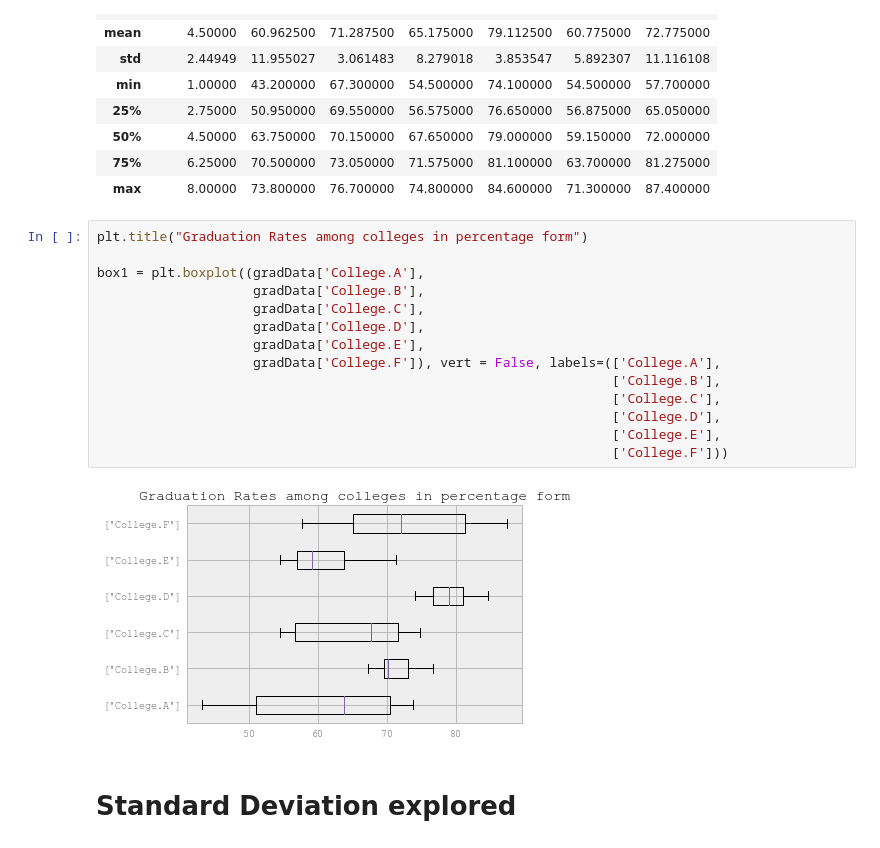
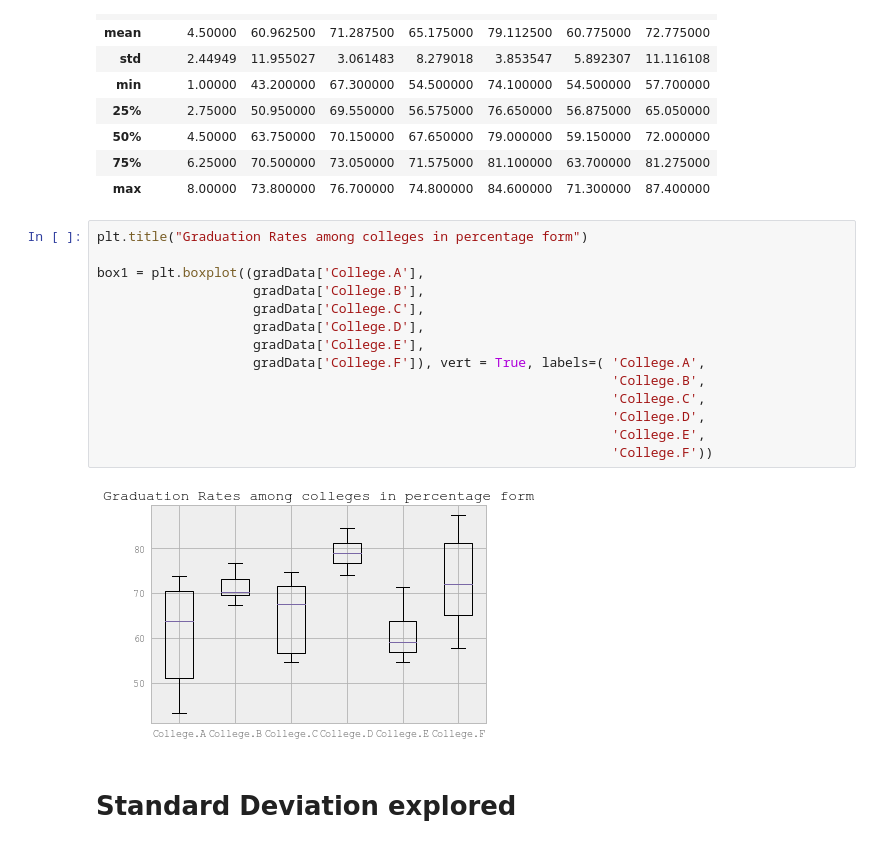
Before and after one commit to uoflCoder/StanfordStats, a Jupyter notebook: Examining Distributions and Relationships.ipynb, the cells around one changed output. Cells and saved outputs as stored; diff of their text form.

Commit message:
Box
Fixed the box plot

```diff
--- a/Examining Distributions and Relationships.ipynb
+++ b/Examining Distributions and Relationships.ipynb
@@ -105,19 +105,19 @@ gradData.describe()
 # %%
 plt.title("Graduation Rates among colleges in percentage form")
 
 box1 = plt.boxplot((gradData['College.A'],
                     gradData['College.B'],
                     gradData['College.C'],
                     gradData['College.D'],
                     gradData['College.E'],
-                    gradData['College.F']), vert = False, labels=(['College.A'],
-                                                                  ['College.B'],
-                                                                  ['College.C'],
-                                                                  ['College.D'],
-                                                                  ['College.E'],
-                                                                  ['College.F']))
+                    gradData['College.F']), vert = True, labels=( 'College.A',
+                                                                  'College.B',
+                                                                  'College.C',
+                                                                  'College.D',
+                                                                  'College.E',
+                                                                  'College.F'))
 # %% [output]
-[figure, old version]
+[figure, new version]
 # %% [markdown]
 # Standard Deviation explored
 # %%
```
Also changed, not shown: parts of 2 cells of this notebook.
